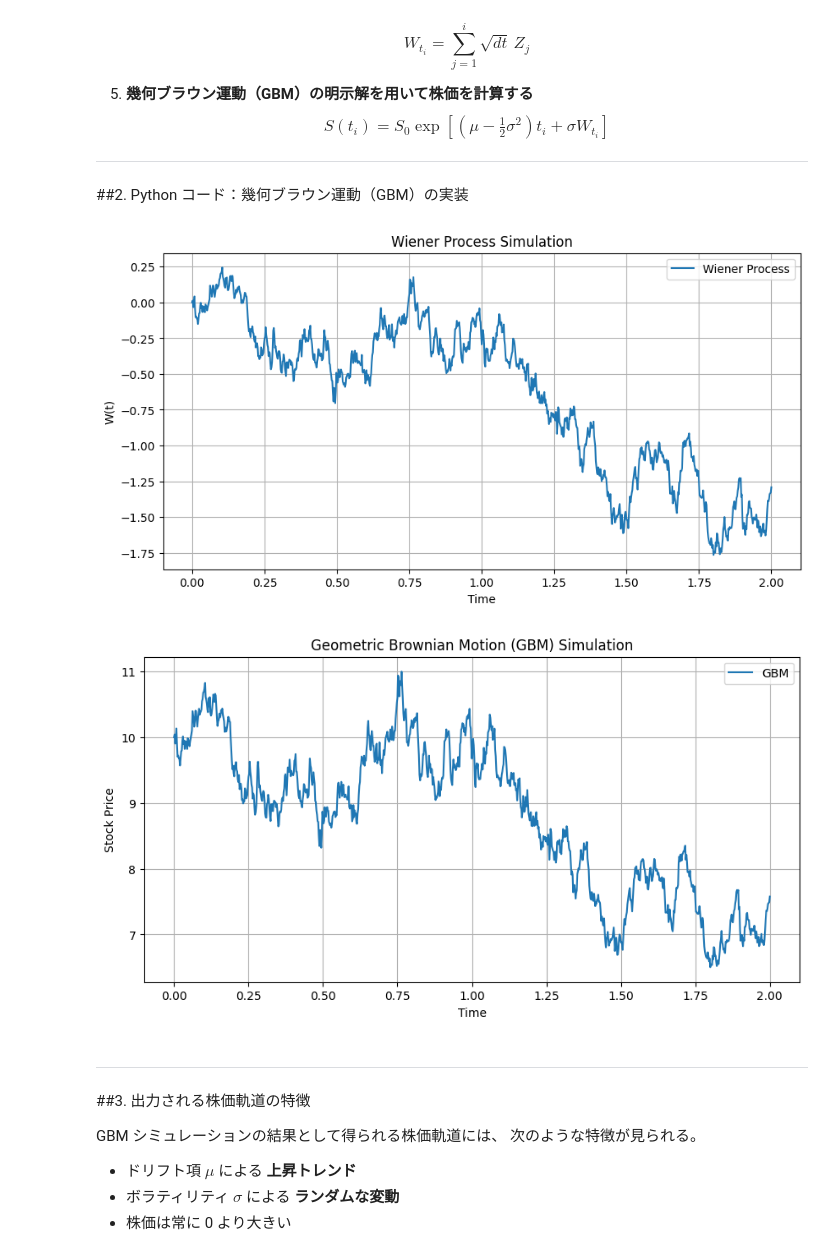
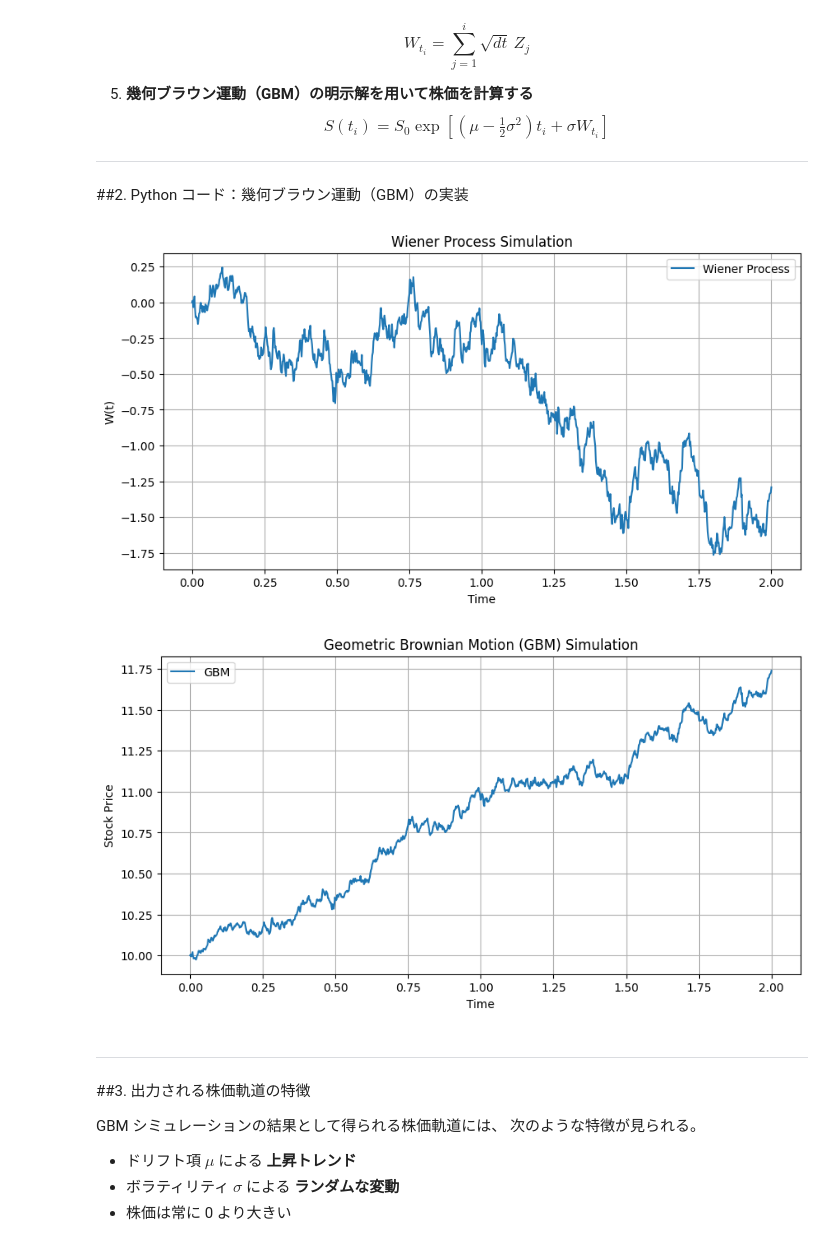
Before and after one commit to ish66726-a11y/Quant-Finance-Fundamentals, a Jupyter notebook: notebooks/06ランダム性の取り扱い.ipynb, the cells around one changed output. Cells and saved outputs as stored; diff of their text form; code cells hidden in the pictures.

```diff
--- a/notebooks/06ランダム性の取り扱い.ipynb
+++ b/notebooks/06ランダム性の取り扱い.ipynb
@@ -1101,35 +1101,35 @@ W[1:] = np.cumsum(dW)
 # ウィーナー過程を描画
 plt.figure(figsize=(10, 5))
 plt.plot(t, W, label="Wiener Process")
 plt.xlabel("Time")
 plt.ylabel("W(t)")
 plt.title("Wiener Process Simulation")
 plt.grid(True)
 plt.legend()
 plt.show()
 
 # =========================
 # 幾何ブラウン運動 GBM の生成
 # =========================
 
 S0 = 10.0
 mu = 0.1
-sigma = 0.3
+sigma = 0.03
 
 S = S0 * np.exp((mu - 0.5 * sigma**2) * t + sigma * W)
 
 # GBM を描画
 plt.figure(figsize=(10, 5))
 plt.plot(t, S, label="GBM")
 plt.xlabel("Time")
 plt.ylabel("Stock Price")
 plt.title("Geometric Brownian Motion (GBM) Simulation")
 plt.grid(True)
 plt.legend()
 plt.show()
 # %% [output]
 [figure]
-[figure, old version]
+[figure, new version]
 # %% [markdown]
 ---
 ##3. 出力される株価軌道の特徴
```
